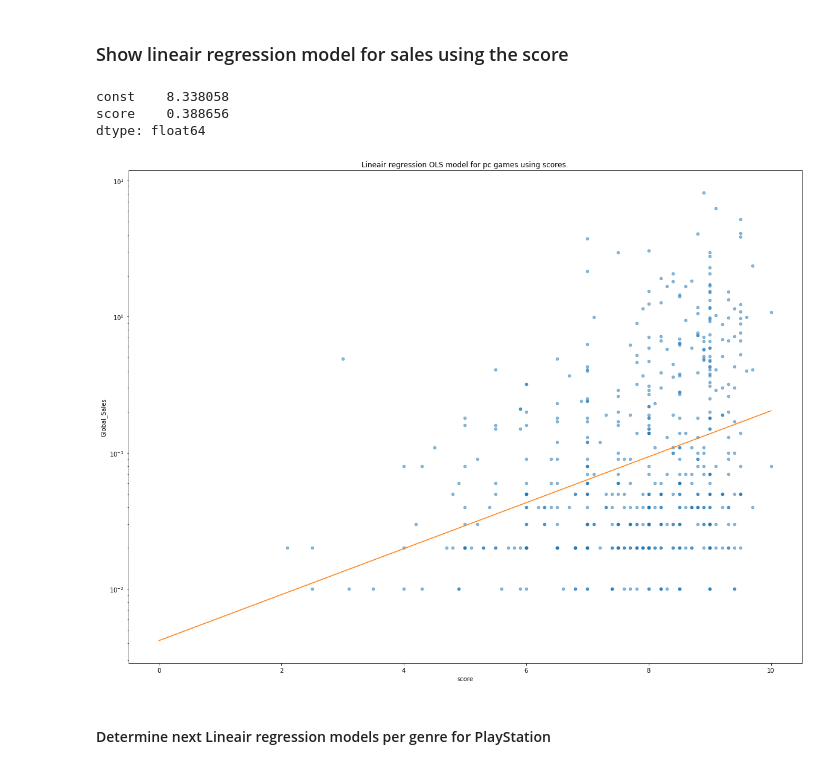
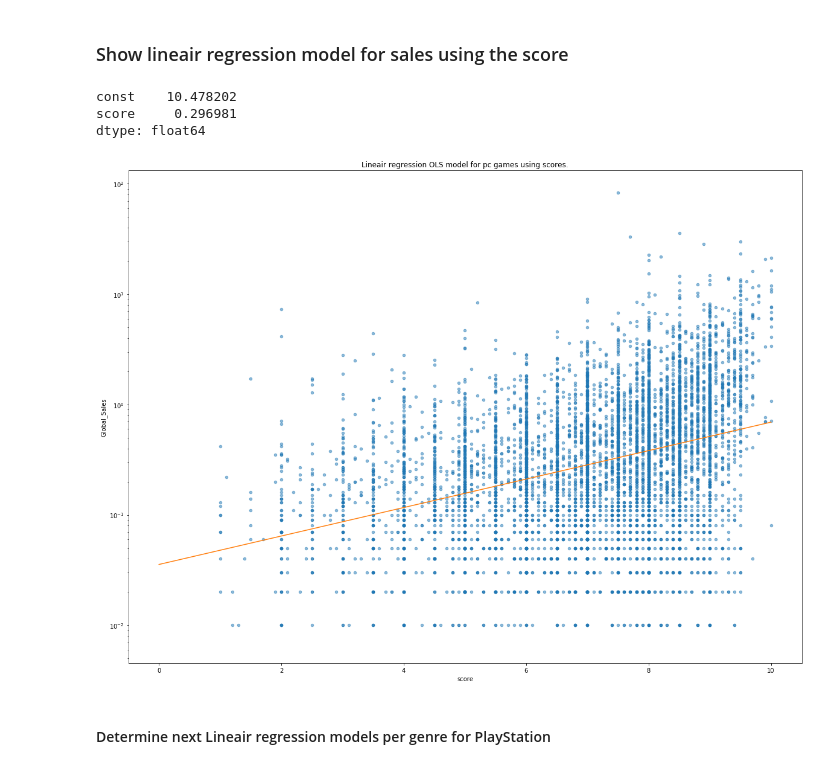
Before and after one commit to Archifer/SDA-Project, a Jupyter notebook: SDA-Project Xav.ipynb, the cells around one changed output. Cells and saved outputs as stored; diff of their text form; code cells hidden in the pictures.

```diff
--- a/SDA-Project Xav.ipynb
+++ b/SDA-Project Xav.ipynb
@@ -226,37 +226,37 @@ def plot_linr(data, target_key, param_key):
     target_values = get_target(data2, target_key)
 
     df1 = pd.DataFrame(data, columns=our_keys)
     df2 = pd.DataFrame(data2, columns=our_keys)
 
     # Put the target (Global Sales -- Global_Sales) in another DataFrame
     target2 = pd.DataFrame(target_values, columns=[target_key])
 
     X2 = df1[param_key]
     y2 = target2[target_key]
     X2 = sm.add_constant(X2)
     model2 = sm.OLS(y2, X2)
 
     ax = df1.plot(x=our_score, y=our_global, kind='scatter', alpha=0.5, figsize=(20,15))
     mp = model2.fit().params
 
     # generate x-values for your regression line (two is sufficient)
     x = np.arange(0, 10.1, 0.1)
 
     print(mp)
     # plot regression line on the same axes, set x-axis limits
 
     ax.plot(x, np.e**(mp.const + mp.score * x) / 10**6, color='C1', label='Lin Regression for only param Score')
     plt.yscale('log')
     plt.title('Lineair regression OLS model for pc games using scores.')
     plt.show()
 
-data_pc = get_beautiful_dict('data/our_data_PC.csv')
+data_pc = get_beautiful_dict('data/our_data.csv')
 plot_linr(data_pc, our_global, our_score)
 # %% [output]
-const    8.338058
-score    0.388656
+const    10.478202
+score     0.296981
 dtype: float64
-[figure, old version]
+[figure, new version]
 # %% [markdown]
 #### Determine next Lineair regression models per genre for PlayStation
 # %%
```
Also changed, not shown: parts of 3 cells of this notebook.
